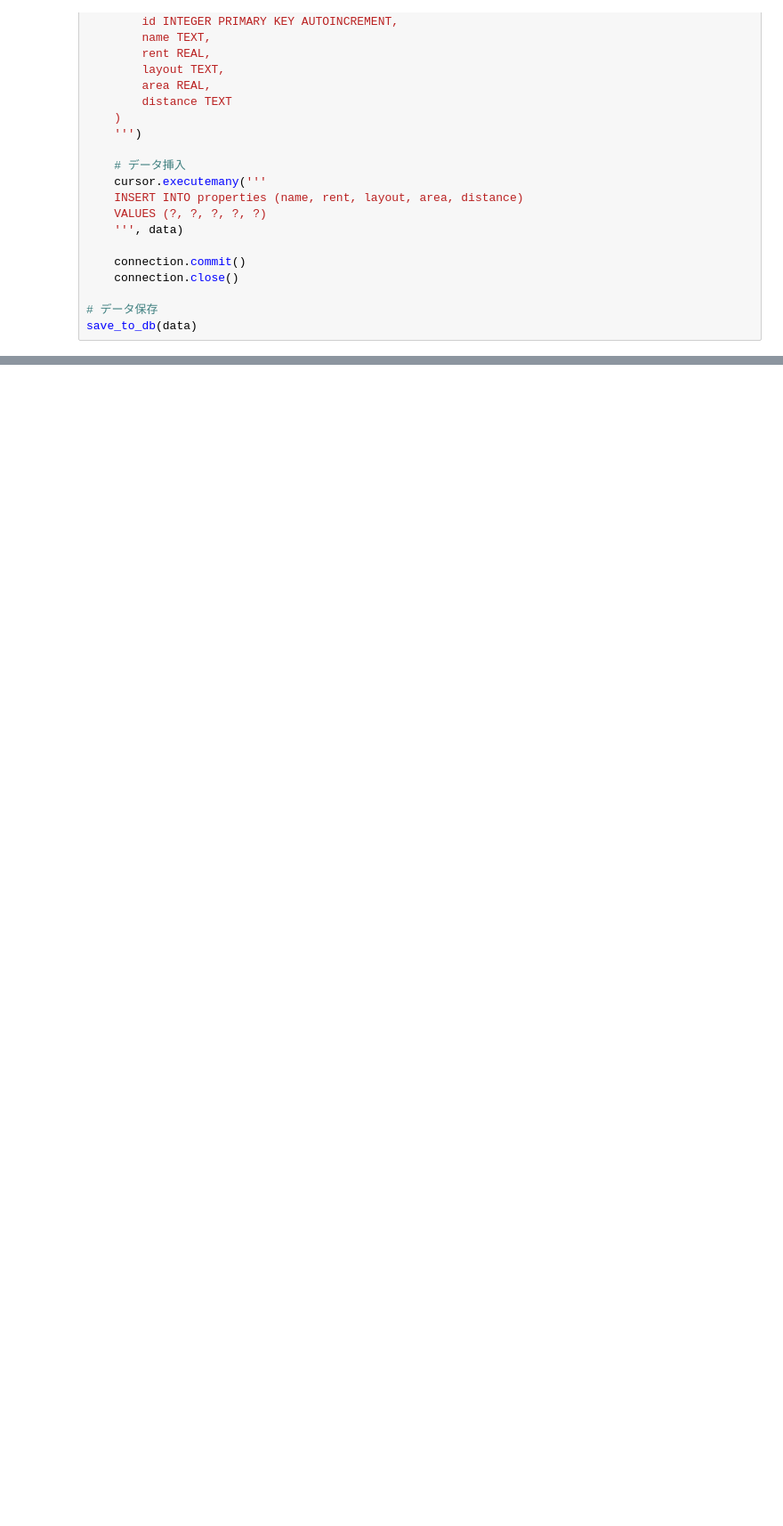
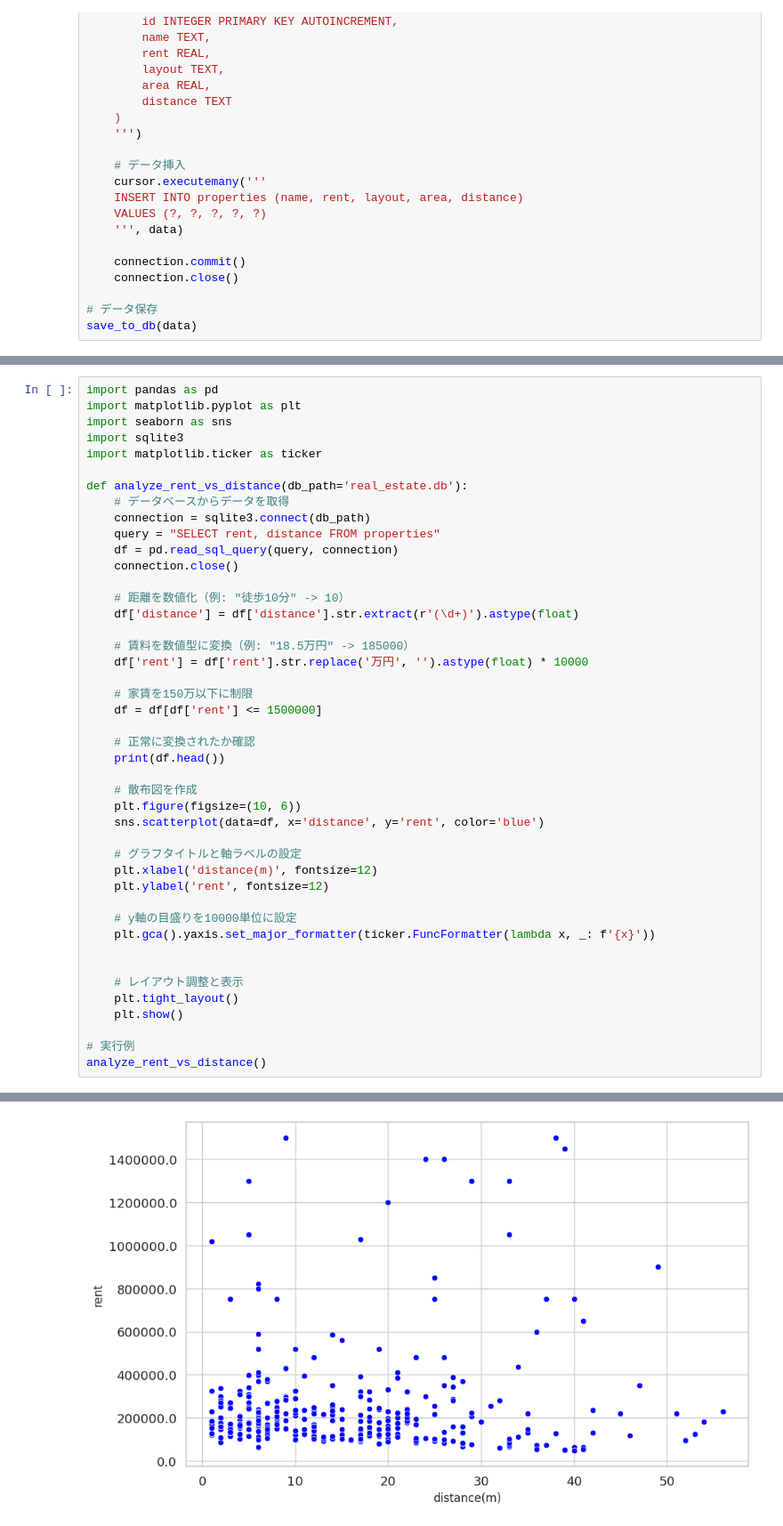
Before and after one commit to ikedashuu1126/dsprog2, a Jupyter notebook: 最終課題/final.ipynb, the cells around one changed output, grey strips where cells are left out. Shown at 89% size. Drawn from its saved outputs; the diff is of its cells as text; blank space fills up the shorter version.

```diff
--- a/最終課題/final.ipynb
+++ b/最終課題/final.ipynb
@@ -56,0 +138,45 @@ save_to_db(data)
+# %%
+import pandas as pd
+import matplotlib.pyplot as plt
+import seaborn as sns
+import sqlite3
+import matplotlib.ticker as ticker
+
+def analyze_rent_vs_distance(db_path='real_estate.db'):
+    # データベースからデータを取得
+    connection = sqlite3.connect(db_path)
+    query = "SELECT rent, distance FROM properties"
+    df = pd.read_sql_query(query, connection)
+    connection.close()
+
+    # 距離を数値化（例: "徒歩10分" -> 10）
+    df['distance'] = df['distance'].str.extract(r'(\d+)').astype(float)
+
+    # 賃料を数値型に変換（例: "18.5万円" -> 185000）
+    df['rent'] = df['rent'].str.replace('万円', '').astype(float) * 10000
+
+    # 家賃を150万以下に制限
+    df = df[df['rent'] <= 1500000]
+
+    # 正常に変換されたか確認
+    print(df.head())
+
+    # 散布図を作成
+    plt.figure(figsize=(10, 6))
+    sns.scatterplot(data=df, x='distance', y='rent', color='blue')
+
+    # グラフタイトルと軸ラベルの設定
+    plt.xlabel('distance(m)', fontsize=12)
+    plt.ylabel('rent', fontsize=12)
+
+    # y軸の目盛りを10000単位に設定
+    plt.gca().yaxis.set_major_formatter(ticker.FuncFormatter(lambda x, _: f'{x}'))
+
+
+    # レイアウト調整と表示
+    plt.tight_layout()
+    plt.show()
+
+# 実行例
+analyze_rent_vs_distance()
+# %% [output]
@@ -56,0 +206 @@ save_to_db(data)
+[figure, added]
```
Also changed, not shown: parts of 5 cells of this notebook, 1 other file.
